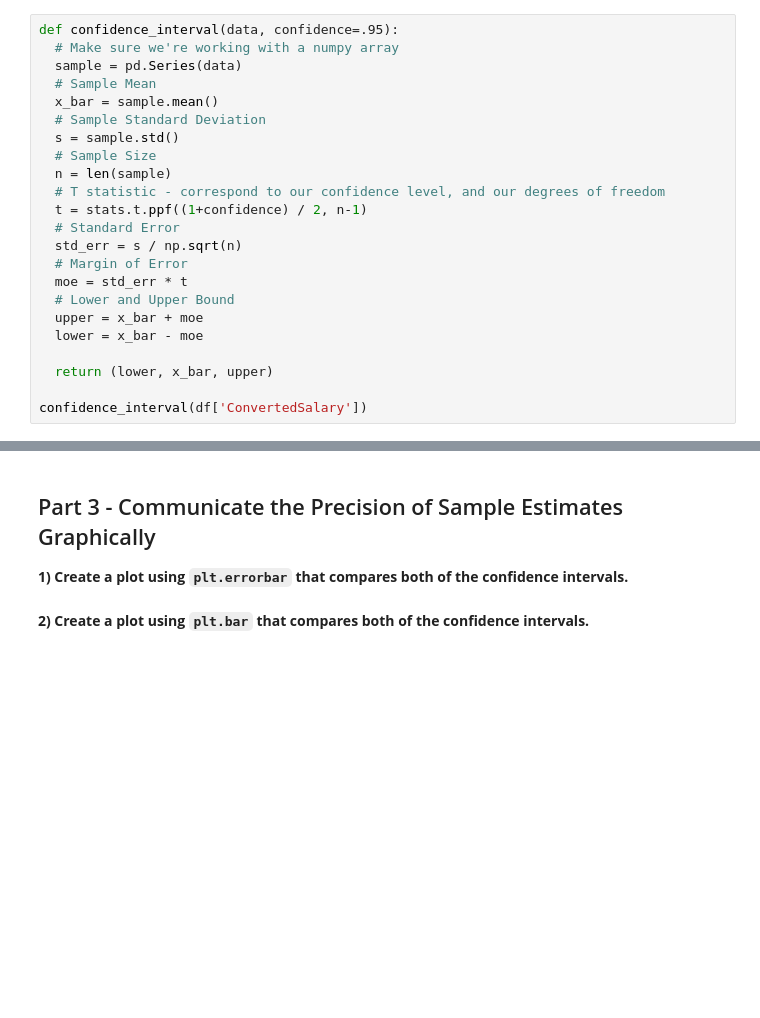
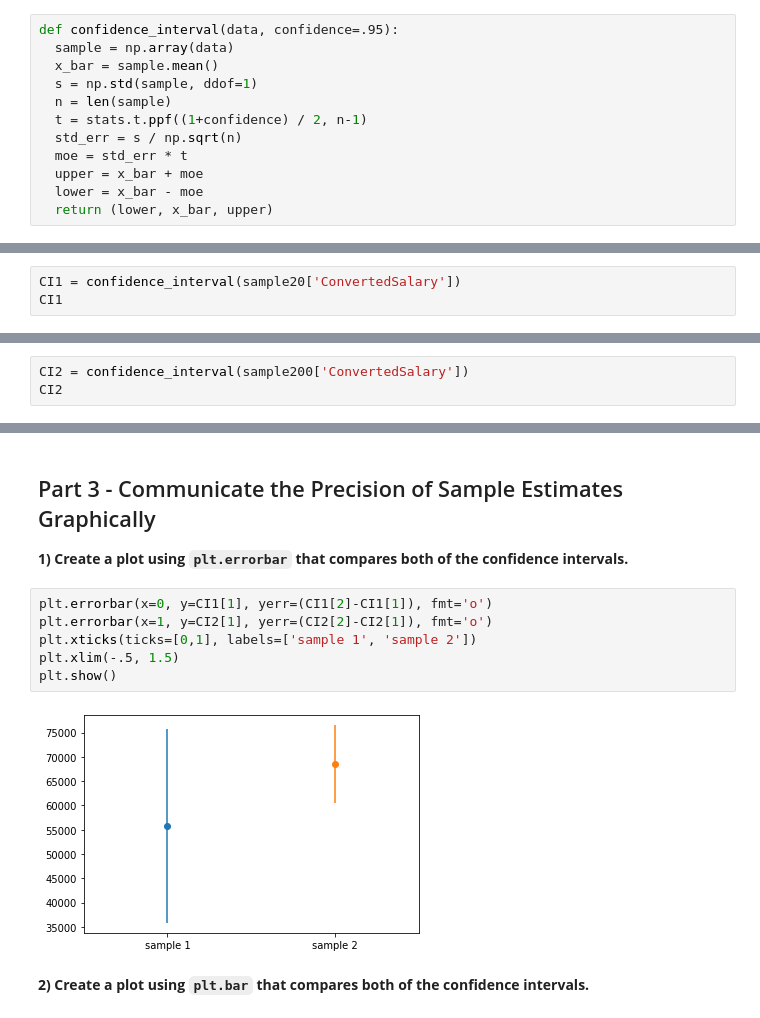
Before and after one commit to IvanCampos11/DS-Unit-1-Sprint-2-Statistics, a Jupyter notebook: module3/LS_DS_123_Confidence_Intervals_Assignment.ipynb, the cells around one changed output, grey strips where cells are left out. Saved outputs shown, nothing was run; the diff lists cells and outputs as text; blank space fills up the shorter version.

```diff
--- a/module3/LS_DS_123_Confidence_Intervals_Assignment.ipynb
+++ b/module3/LS_DS_123_Confidence_Intervals_Assignment.ipynb
@@ -62,25 +66,14 @@ I'm sure if people knew about what sample had a bigger sample size, they'd trust
 from scipy import stats
 # %%
 def confidence_interval(data, confidence=.95):
-  # Make sure we're working with a numpy array
-  sample = pd.Series(data)
-  # Sample Mean
+  sample = np.array(data)
   x_bar = sample.mean()
-  # Sample Standard Deviation
-  s = sample.std()
-  # Sample Size
+  s = np.std(sample, ddof=1)
   n = len(sample)
-  # T statistic - correspond to our confidence level, and our degrees of freedom
   t = stats.t.ppf((1+confidence) / 2, n-1)
-  # Standard Error
   std_err = s / np.sqrt(n)
-  # Margin of Error
   moe = std_err * t
-  # Lower and Upper Bound
   upper = x_bar + moe
   lower = x_bar - moe
-
   return (lower, x_bar, upper)
-
-confidence_interval(df['ConvertedSalary'])
 # %% [output]
@@ -87,0 +81,3 @@ confidence_interval(df['ConvertedSalary'])
+# %%
+CI1 = confidence_interval(sample20['ConvertedSalary'])
+CI1
@@ -87,0 +86,3 @@ confidence_interval(df['ConvertedSalary'])
+# %%
+CI2 = confidence_interval(sample200['ConvertedSalary'])
+CI2
@@ -97,5 +118,13 @@ The margin of error gives an idea of how far off our estimates might be (with 95
 ## Part 3 - Communicate the Precision of Sample Estimates Graphically
 
 **1) Create a plot using `plt.errorbar` that compares both of the confidence intervals.**
+# %%
+plt.errorbar(x=0, y=CI1[1], yerr=(CI1[2]-CI1[1]), fmt='o')
+plt.errorbar(x=1, y=CI2[1], yerr=(CI2[2]-CI2[1]), fmt='o')
+plt.xticks(ticks=[0,1], labels=['sample 1', 'sample 2'])
+plt.xlim(-.5, 1.5)
+plt.show()
+# %% [output]
+[figure, added]
 # %% [markdown]
 **2) Create a plot using `plt.bar` that compares both of the confidence intervals.**
```
Also changed, not shown: parts of 13 cells of this notebook.
